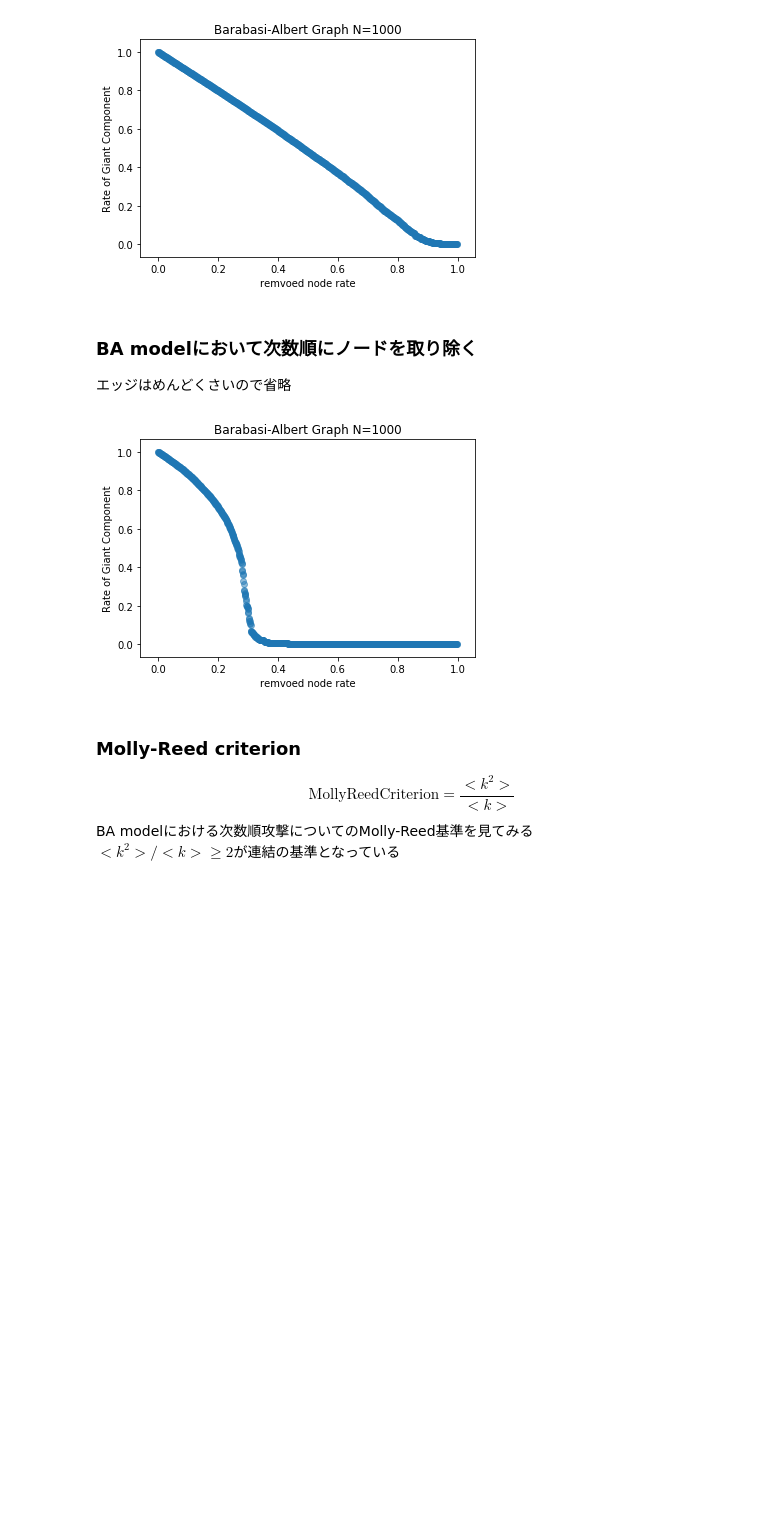
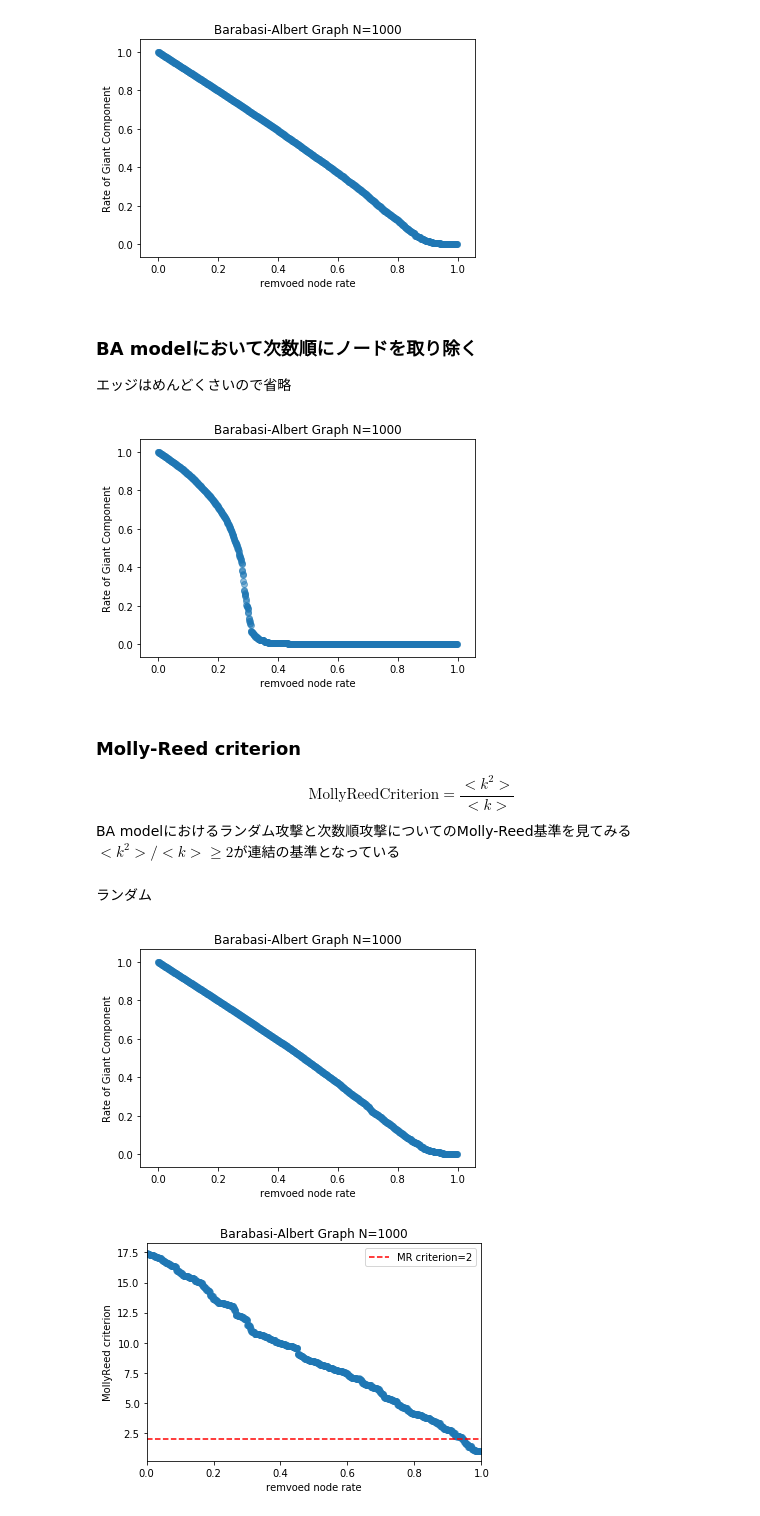
Before and after one commit to MasakiChujo/NetworkScience, a Jupyter notebook: networkx4_percolation.ipynb, the cells around one changed output. Cells and saved outputs as stored; diff of their text form; code cells hidden in the pictures; blank space fills up the shorter version.

```diff
--- a/networkx4_percolation.ipynb
+++ b/networkx4_percolation.ipynb
@@ -294,7 +294,7 @@ plt.show()
 $$
 \mathrm{MollyReed  Criterion}=\frac{<k^2>}{<k>}
 $$
-BA modelにおける次数順攻撃についてのMolly-Reed基準を見てみる
+BA modelにおけるランダム攻撃と次数順攻撃についてのMolly-Reed基準を見てみる
 ${<k^2>}/{<k>}\ge2$が連結の基準となっている
 # %%
 def MR_criterion(deg):
@@ -306,3 +306,69 @@ def MR_criterion(deg):
         k+=i/n_deg
     mrc=kk/k
     return mrc
+# %% [markdown]
+ランダム
+# %%
+pval=np.array([])
+gcc_size=np.array([])
+MRC=np.array([])
+G=nx.barabasi_albert_graph(1000,4)
+G_N=G.number_of_nodes()
+G_M=G.number_of_edges()
+loop=5
+for p in range(loop):
+    if(p==0):
+        for i in range(G.number_of_edges()):
+            #
+            degree_list=np.array([])
+            nodes_list=list(G)
+            for j in range(len(nodes_list)):
+                degree_list=np.append(degree_list,G.degree[nodes_list[j]])
+            mc_r=MR_criterion(degree_list)
+            if(np.isnan(mc_r)):
+                mc_r=1
+            MRC=np.append(MRC,[mc_r/loop])
+            #
+            G.remove_node(nodes_list[np.random.randint(0,len(nodes_list))])
+            Gcc = sorted(nx.connected_component_subgraphs(G), key=len, reverse=True)
+            pval=np.append(pval,i/G_N/loop)
+            con_nodes=float(Gcc[0].number_of_nodes())
+            gcc_size=np.append(gcc_size,[con_nodes/G_N/loop])
+            if(G.number_of_nodes()==1):break
+    else:
+        G=nx.barabasi_albert_graph(1000,4)
+        for i in range(G.number_of_edges()):
+            #
+            degree_list=np.array([])
+            nodes_list=list(G)
+            for j in range(len(nodes_list)):
+                degree_list=np.append(degree_list,G.degree[nodes_list[j]])
+            mc_r=MR_criterion(degree_list)
+            if(np.isnan(mc_r)):
+                mc_r=1
+            MRC[i]+=mc_r/loop
+            #
+            G.remove_node(nodes_list[np.random.randint(0,len(nodes_list))])
+            Gcc = sorted(nx.connected_component_subgraphs(G), key=len, reverse=True)
+            pval[i]+=i/G_N/loop
+            con_nodes=float(Gcc[0].number_of_nodes())
+            gcc_size[i]+=con_nodes/G_N/loop
+            if(G.number_of_nodes()==1):break
+
+plt.title('Barabasi-Albert Graph N='+str(G_N))
+plt.ylabel('Rate of Giant Component')
+plt.xlabel('remvoed node rate')
+plt.scatter(pval,gcc_size,alpha=0.5)
+plt.show()
+
+plt.title('Barabasi-Albert Graph N='+str(G_N))
+plt.ylabel('MollyReed criterion')
+plt.xlabel('remvoed node rate')
+plt.xlim(0,1)
+p = plt.hlines([2], 0, 1, "r", linestyles='dashed',label='MR criterion=2')
+plt.scatter(pval,MRC,alpha=0.5)
+plt.legend()
+plt.show()
+# %% [output]
+[figure, added]
+[figure, added]
```
Also changed, not shown: parts of 2 cells of this notebook.
